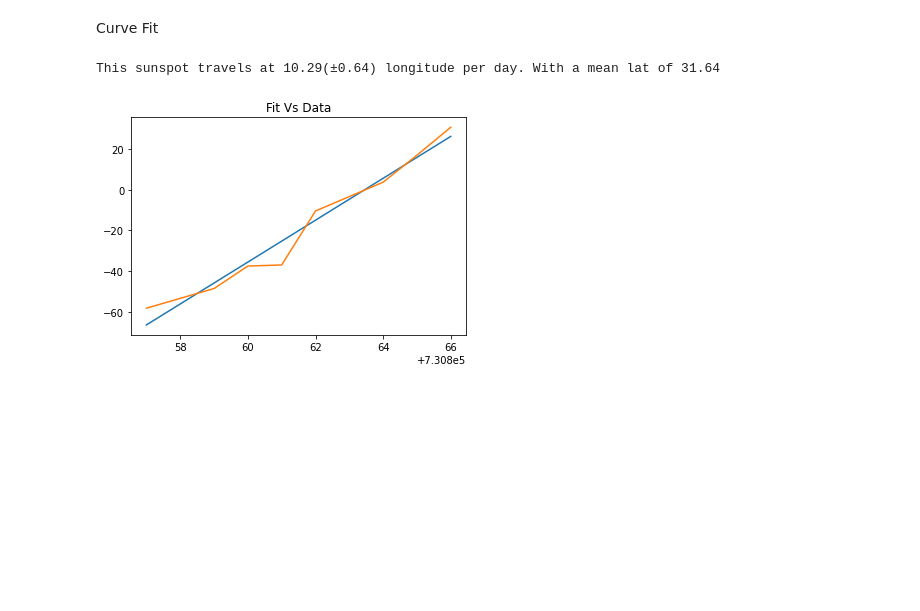
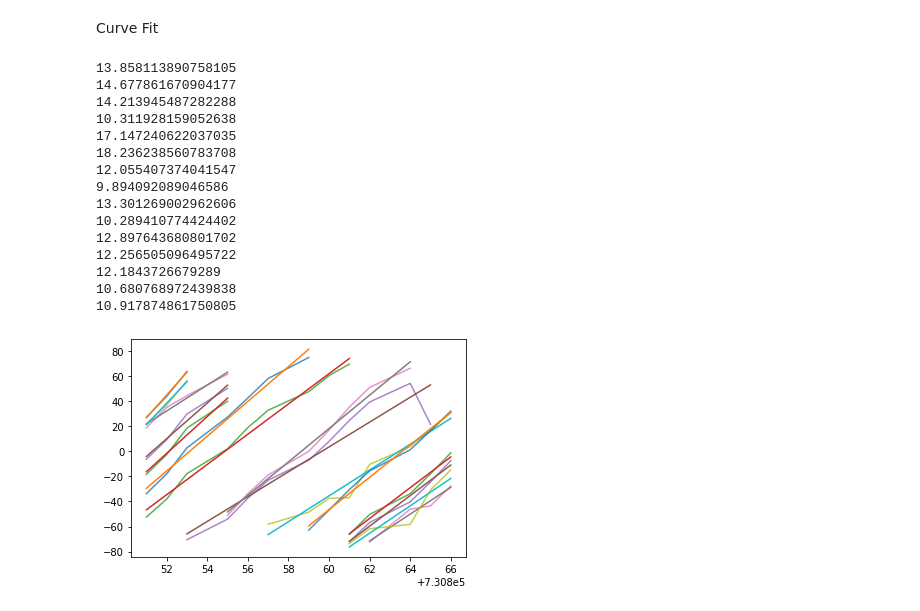
Before and after one commit to StephenJohnson-CardiffUni/Astro, a Jupyter notebook: SunSpot.ipynb, the cells around one changed output. Drawn from its saved outputs; the diff is of its cells as text; code cells hidden in the pictures; blank space fills up the shorter version.

Commit message:
CurveFit 4 all

```diff
--- a/SunSpot.ipynb
+++ b/SunSpot.ipynb
@@ -305,12 +305,9 @@ from scipy.optimize import curve_fit
 def lineFunc(x,m,c):
   return (m*x)+c
 
-highpopt,highpcov = curve_fit(lineFunc,timeList[9][0],cleanedList[9][4]) #takes an array for uncertainties, do that
-print(f"This sunspot travels at {highpopt[0]:.2f}(±{highpcov[0,0]:.2f}) longitude per day. With a mean lat of {meanLats[9]:.2f}")
+# highpopt,highpcov = curve_fit(lineFunc,timeList[9][0],cleanedList[9][4]) #takes an array for uncertainties, do that
+# print(f"This sunspot travels at {highpopt[0]:.2f}(±{highpcov[0,0]:.2f}) longitude per day. With a mean lat of {meanLats[9]:.2f}")
 
-plt.plot(timeList[9][0],lineFunc(timeList[9][0],highpopt[0],highpopt[1]));
-plt.plot(timeList[9][0],cleanedList[9][4]);
-plt.title("Fit Vs Data");
+# plt.plot(timeList[9][0],lineFunc(timeList[9][0],highpopt[0],highpopt[1]));
+# plt.plot(timeList[9][0],cleanedList[9][4]);
+# plt.title("Fit Vs Data");
-# %% [output]
-This sunspot travels at 10.29(±0.64) longitude per day. With a mean lat of 31.64
-[figure, removed]
@@ -316,0 +326,28 @@ This sunspot travels at 10.29(±0.64) longitude per day. With a mean lat of 31.6
+# %%
+#array for curvefitdatas tolive in
+FullcurveData = [ [[]for i in range(2)] for i in range(len(timeList))]
+
+for i in range(len(timeList)-1):
+  popt,pcov = curve_fit(lineFunc,timeList[i][0],cleanedList[i][4])
+  FullcurveData[i][0] = popt
+  FullcurveData[i][1] = pcov
+  plt.plot(timeList[i][0],cleanedList[i][4],alpha=0.8)
+  plt.plot(timeList[i][0],lineFunc(timeList[i][0],FullcurveData[i][0][0],FullcurveData[i][0][1]))
+  print(FullcurveData[i][0][0])
+# %% [output]
+13.858113890758105
+14.677861670904177
+14.213945487282288
+10.311928159052638
+17.147240622037035
+18.236238560783708
+12.055407374041547
+9.894092089046586
+13.301269002962606
+10.289410774424402
+12.897643680801702
+12.256505096495722
+12.1843726679289
+10.680768972439838
+10.917874861750805
+[figure, added]
```
Also changed, not shown: parts of 1 cell of this notebook.
